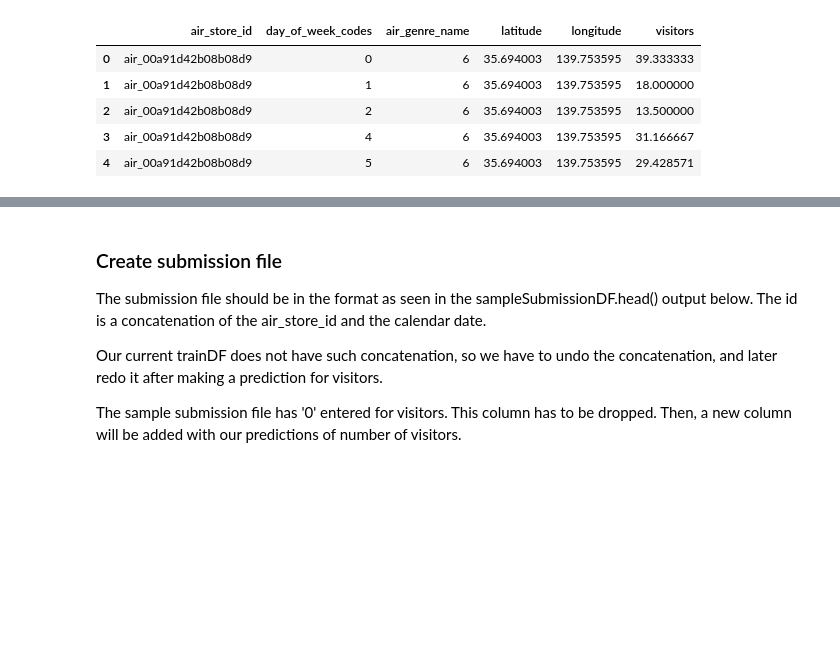
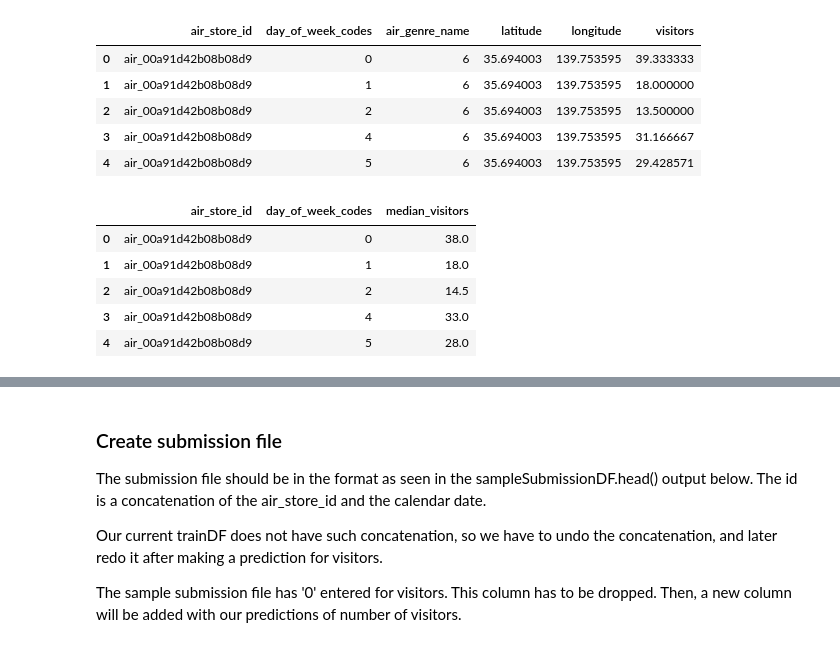
Before and after one commit to jieunyoo/kaggle-recruit-restaurant-predictions, a Jupyter notebook: 04-predictions.ipynb, the cells around one changed output, grey strips where cells are left out. Cells and saved outputs as stored; diff of their text form; code cells hidden in the pictures; blank space fills up the shorter version.

```diff
--- a/04-predictions.ipynb
+++ b/04-predictions.ipynb
@@ -113,2 +94,12 @@ grouped2.head()
+# %%
+groupedmedian.rename(columns={'visitors':'median_visitors'},inplace=True)
+groupedmedian.head()
+# %% [output]
+|  | air_store_id | day_of_week_codes | median_visitors |
+| 0 | air_00a91d42b08b08d9 | 0 | 38.0 |
+| 1 | air_00a91d42b08b08d9 | 1 | 18.0 |
+| 2 | air_00a91d42b08b08d9 | 2 | 14.5 |
+| 3 | air_00a91d42b08b08d9 | 4 | 33.0 |
+| 4 | air_00a91d42b08b08d9 | 5 | 28.0 |
 # %%
 grouped3 = grouped.groupby(['air_store_id', 'day_of_week_codes'])['reserve_visitors'].mean()
```
Also changed, not shown: parts of 11 cells of this notebook.
